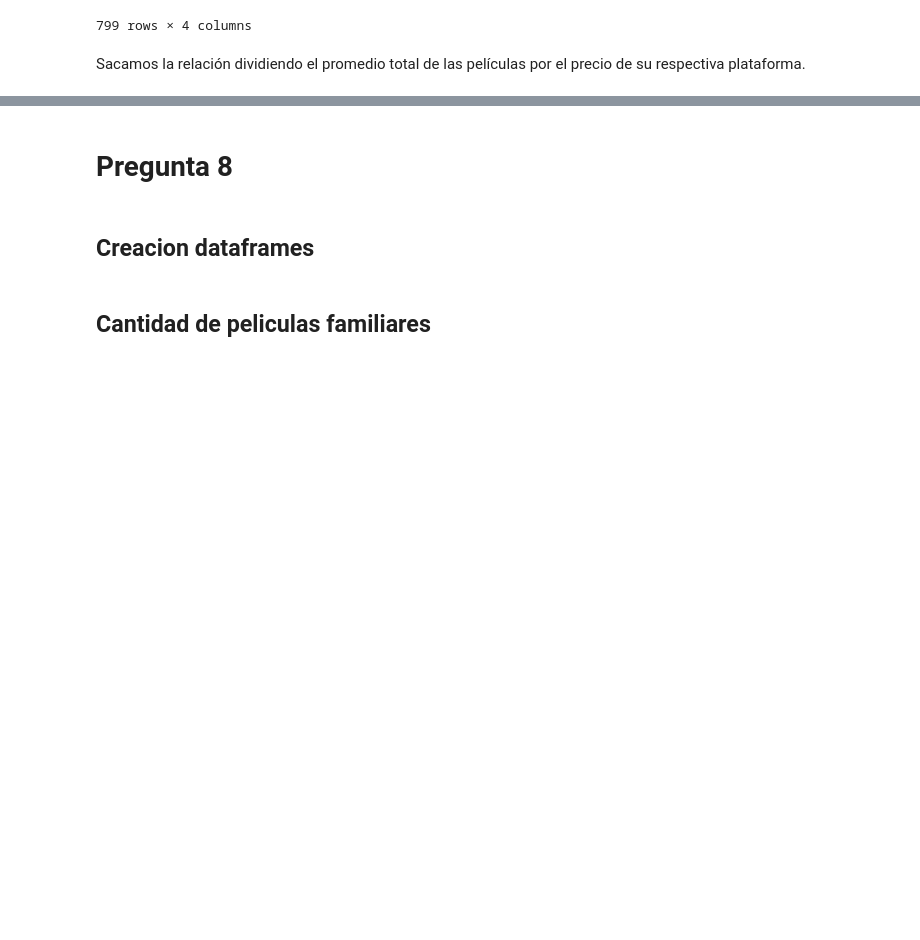
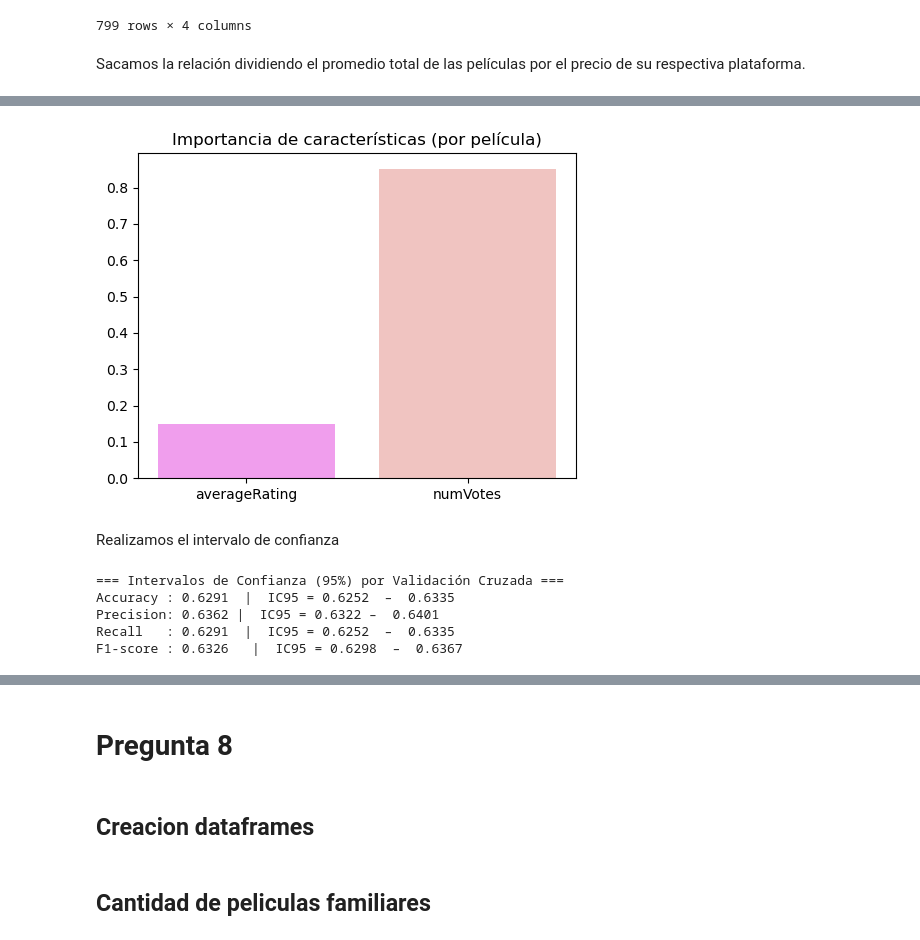
Before and after one commit to jlevipil/Proyecto-Grupo-18, a Jupyter notebook: notebook.ipynb, the cells around one changed output, grey strips where cells are left out. Drawn from its saved outputs; the diff is of its cells as text; code cells hidden in the pictures; blank space fills up the shorter version.

```diff
--- a/notebook.ipynb
+++ b/notebook.ipynb
@@ -1176,5 +1186,6 @@ for a in range(6):
     calidad_promedio = p_list[a]['averageRating'].mean()
     l_calidad_precio.append(int(calidad_promedio)/l_precios[a])
 
-l_calidad_precio
+puntaje = np.array(l_calidad_precio)
+puntaje
 # %% [output]
@@ -1204,0 +1306,42 @@ plt.show()
+# %%
+importancias = model.feature_importances_
+plt.figure(figsize=(5,4))
+plt.bar(caracteristicas, importancias, color=("#F09EED", "#F0C4C1"))
+plt.title("Importancia de características (por película)")
+plt.tight_layout()
+plt.show()
+# %% [output]
+[figure, added]
+# %% [markdown]
+Realizamos el intervalo de confianza
+# %%
+#Primero definimos la validación cruzada
+cv = StratifiedKFold(n_splits=5, shuffle=True, random_state=42)
+
+#Definimos las métricas que vamos a evaluar
+scoring = {"accuracy": "accuracy","precision": "precision_weighted","recall": "recall_weighted","f1": "f1_weighted"}
+
+#Ejecutamos la validacion cruzada
+resultados = cross_validate(model,X,y,cv=cv,scoring=scoring,n_jobs=-1)
+
+# Recolectamos las métricas
+acc  = resultados["test_accuracy"]
+prec = resultados["test_precision"]
+rec  = resultados["test_recall"]
+f1   = resultados["test_f1"]
+#Creamos la función para calcular el intervalo de confianza al 95%
+def ic95(x):
+    return np.percentile(x, 2.5), np.percentile(x, 97.5)
+
+
+print("\n=== Intervalos de Confianza (95%) por Validación Cruzada ===")
+print(f"Accuracy : {acc.mean():.4f}  |  IC95 = {ic95(acc)[0]:.4f}  –  {ic95(acc)[1]:.4f}")
+print(f"Precision: {prec.mean():.4f} |  IC95 = {ic95(prec)[0]:.4f} –  {ic95(prec)[1]:.4f}")
+print(f"Recall   : {rec.mean():.4f}  |  IC95 = {ic95(rec)[0]:.4f}  –  {ic95(rec)[1]:.4f}")
+print(f"F1-score : {f1.mean():.4f}   |  IC95 = {ic95(f1)[0]:.4f}  –  {ic95(f1)[1]:.4f}")
+# %% [output]
+=== Intervalos de Confianza (95%) por Validación Cruzada ===
+Accuracy : 0.6291  |  IC95 = 0.6252  –  0.6335
+Precision: 0.6362 |  IC95 = 0.6322 –  0.6401
+Recall   : 0.6291  |  IC95 = 0.6252  –  0.6335
+F1-score : 0.6326   |  IC95 = 0.6298  –  0.6367
```
Also changed, not shown: parts of 24 cells of this notebook.
